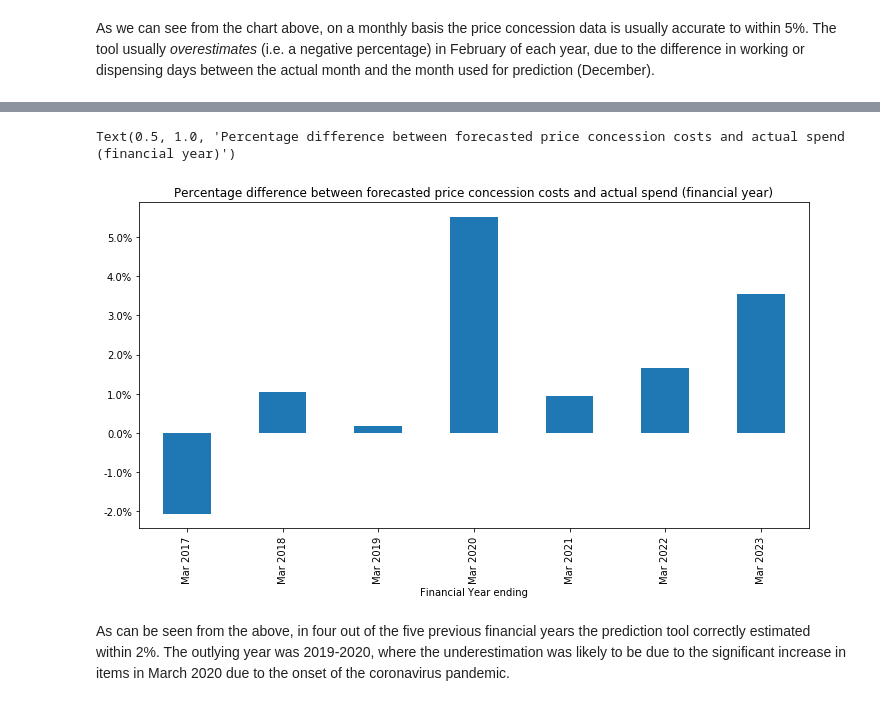
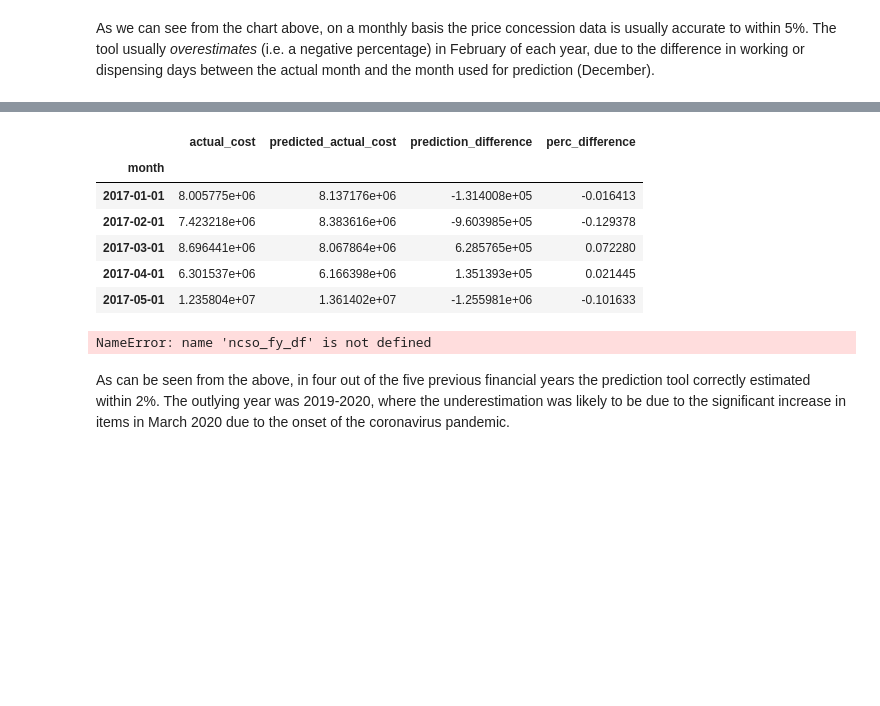
Before and after one commit to ebmdatalab/price-concessions-accuracy-notebook, a Jupyter notebook: notebooks/priceconcessions.ipynb, the cells around one changed output, grey strips where cells are left out. Cells and saved outputs as stored; diff of their text form; code cells hidden in the pictures; blank space fills up the shorter version.

```diff
--- a/notebooks/priceconcessions.ipynb
+++ b/notebooks/priceconcessions.ipynb
@@ -101,15 +96,15 @@ INNER JOIN
 ON
   DATE(rx.month) = ncso.month
   AND rx.bnf_code = ncso.bnf_code
-WHERE rx.month >='2017-02-01'
-  AND rx.month <'2023-04-01'
+WHERE
+    rx.month between '2017-01-01' and '2023-12-01'
 ORDER BY
   rx.month
 """
 
 exportfile = os.path.join("..","data","ncso_df.csv") #defines name for cache file
-ncso_df = bq.cached_read(sql, csv_path=exportfile, use_cache=True) #uses BQ if changed, otherwise csv cache file
-ncso_df['month'] = ncso_df['month'].astype('datetime64[ns]') #ensure dates are in datetimeformat
+ncso_df = bq.cached_read(sql, csv_path=exportfile, use_cache=False) #uses BQ if changed, otherwise csv cache file
+ncso_df['month'] = pd.to_datetime(ncso_df['month']) #ensure dates are in datetimeformat
 ncso_df['normal_nic_per_unit'] = ncso_df['normal_nic_per_unit'].astype(float) #ensure in float format
 ncso_df['predicted_nic_per_unit'] = ncso_df['predicted_nic_per_unit'].astype(float) #ensure in float format
 # %% [markdown]
@@ -124,9 +119,13 @@ ncso_df['predicted_actual_cost'] = ncso_df['quantity_2_months_previously'] * ncs
 ncso_df['prediction_difference'] = ncso_df['actual_cost'] - ncso_df['predicted_actual_cost'] #calculate difference in costs
 # %%
 #create total monthly data
-ncso_sum_df=ncso_df.groupby(['month',])[['actual_cost','predicted_actual_cost', 'prediction_difference']].sum()  #group data to show total per month
+ncso_sum_df=ncso_df.groupby(['month',])[['actual_cost','predicted_actual_cost', 'prediction_difference']].sum().reset_index()  #group data to show total per month
+
+ncso_sum_df['month'] = pd.to_datetime(ncso_sum_df['month'])
 ncso_sum_df['perc_difference'] = ncso_sum_df['prediction_difference'] / ncso_sum_df['actual_cost'] #calculate percentage difference
 ncso_sum_df.sort_values(by=['month']) #sort values by month for chart
-ncso_sum_df.reset_index(inplace=True)
+#ncso_sum_df['month'] = pd.to_datetime(ncso_sum_df['month'])
+#ncso_sum_df.set_index(inplace=True)
+ncso_sum_df['year'] = ncso_sum_df['month'].dt.year #add year column for grouping by year
 # %%
 #create chart
@@ -164,13 +191,22 @@ ncso_fy_df.style
+# %%
+ncso_sum_df.head()
+# %% [output]
+|  | actual_cost | predicted_actual_cost | prediction_difference | perc_difference |
+| month |  |  |  |  |
+| 2017-01-01 | 8.005775e+06 | 8.137176e+06 | -1.314008e+05 | -0.016413 |
+| 2017-02-01 | 7.423218e+06 | 8.383616e+06 | -9.603985e+05 | -0.129378 |
+| 2017-03-01 | 8.696441e+06 | 8.067864e+06 | 6.285765e+05 | 0.072280 |
+| 2017-04-01 | 6.301537e+06 | 6.166398e+06 | 1.351393e+05 | 0.021445 |
+| 2017-05-01 | 1.235804e+07 | 1.361402e+07 | -1.255981e+06 | -0.101633 |
 # %%
-#create financial year group
+#create  year group
 ax = ncso_fy_df.plot.bar(figsize = (12,6),  y= ['perc_difference'], legend=None)
-ax.xaxis.set_major_formatter(plt.FixedFormatter(ncso_fy_df['month'].dt.strftime("%b %Y"))) #this formats date as string in desired format for x axis, formats here: https://www.ibm.com/support/knowledgecenter/SS6V3G_5.3.1/com.ibm.help.gswapplintug.doc/GSW_strdate.html
+ax.xaxis.set_major_formatter(plt.FixedFormatter(ncso_fy_df['month'].dt.strftime("%Y"))) #this formats date as string in desired format for x axis, formats here: https://www.ibm.com/support/knowledgecenter/SS6V3G_5.3.1/com.ibm.help.gswapplintug.doc/GSW_strdate.html
 ax.yaxis.set_major_formatter(ticker.PercentFormatter(1, decimals=None)) ##sets y axis labels as percent (and formats correctly i.e. x100)
-ax.set_xlabel("Financial Year ending")
-ax.set_title('Percentage difference between forecasted price concession costs and actual spend (financial year)')
+ax.set_xlabel("Year")
+ax.set_title('Percentage difference between forecasted price concession costs and actual spend')
 # %% [output]
-Text(0.5, 1.0, 'Percentage difference between forecasted price concession costs and actual spend (financial year)')
+NameError: name 'ncso_fy_df' is not defined
-[figure, removed]
 # %% [markdown]
 As can be seen from the above, in four out of the five previous financial years the prediction tool correctly estimated within 2%.  The outlying year was 2019-2020, where the underestimation was likely to be due to the significant increase in items in March 2020 due to the onset of the coronavirus pandemic.
 # %% [markdown]
```
Also changed, not shown: parts of 18 cells of this notebook, 4 other files.
